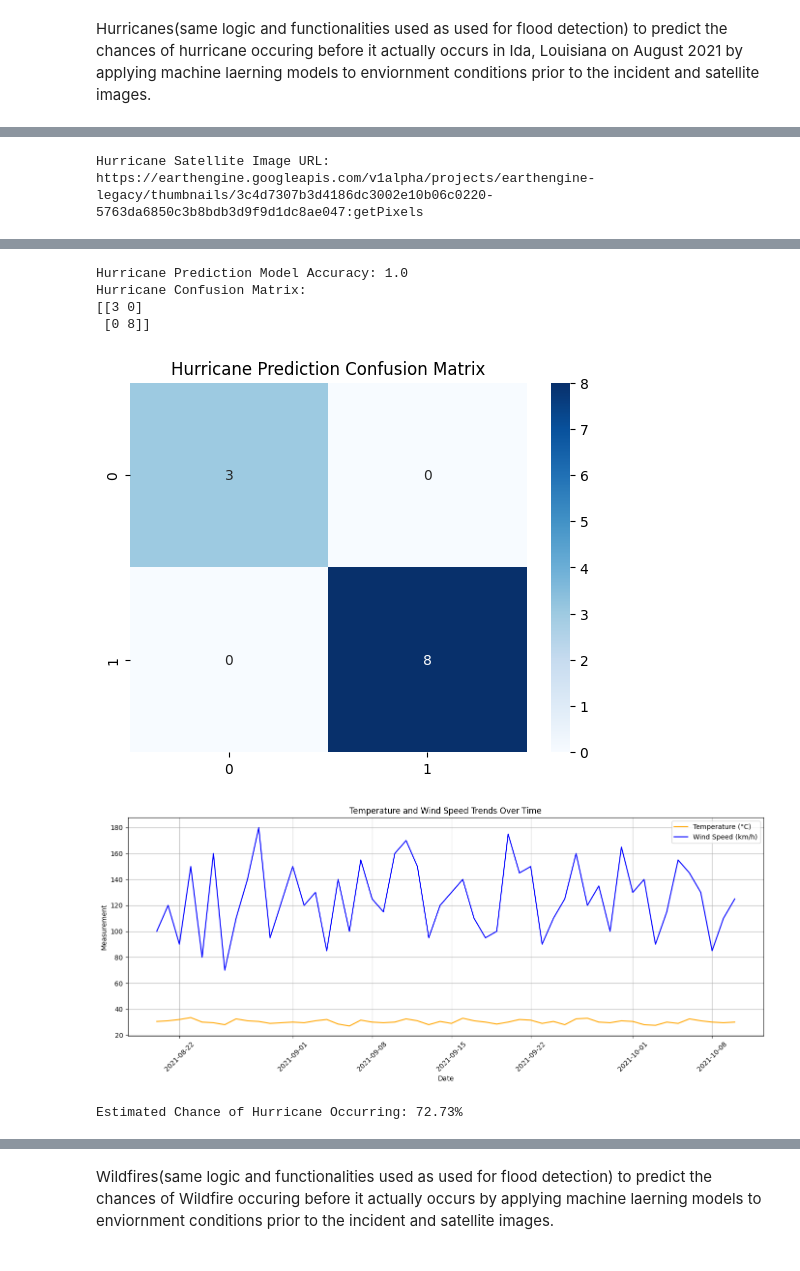
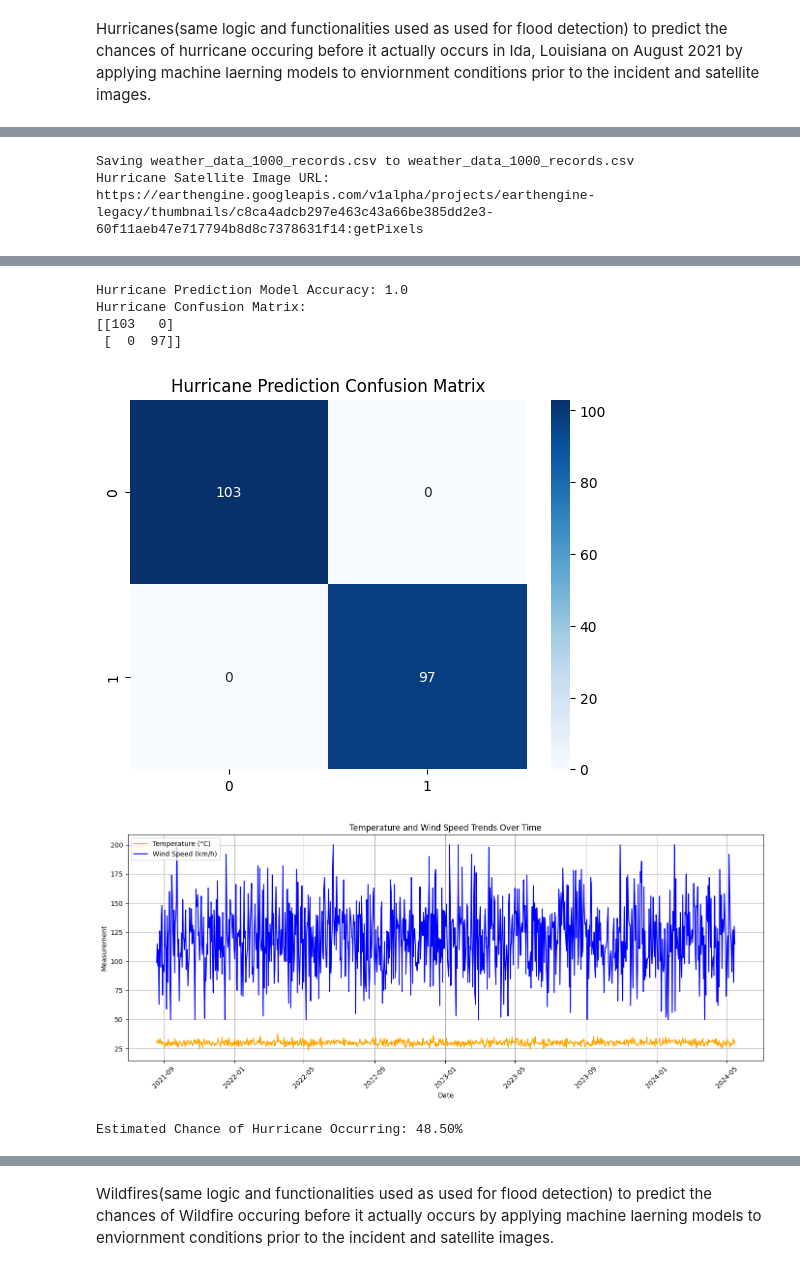
Before and after one commit to mustafa-cpu-pr/Satellite-Disaster-Prediction-System, a Jupyter notebook: Satellite_Disaster_Prediction_System.ipynb, the cells around one changed output, grey strips where cells are left out. Saved outputs shown, nothing was run; the diff lists cells and outputs as text; code cells hidden in the pictures.

```diff
--- a/Satellite_Disaster_Prediction_System.ipynb
+++ b/Satellite_Disaster_Prediction_System.ipynb
@@ -18,8 +18,8 @@ from sklearn.metrics import accuracy_score, confusion_matrix
 import seaborn as sns
 from google.colab import files
 
-# uploaded = files.upload()
-df = pd.read_csv('flfinal.csv')
+uploaded = files.upload()
+df = pd.read_csv('generated_rainfall_data.csv')
 df['Date'] = pd.to_datetime(df['Date'], format='%d/%m/%Y', dayfirst=True)
 
 NASA_API_KEY = '2gq990VUavPLf9uQqDBEdKR3XpTDqDxlPCekpaGr'
@@ -136,8 +138,8 @@ import cv2
 NASA_API_KEY = '2gq990VUavPLf9uQqDBEdKR3XpTDqDxlPCekpaGr'
 
 from google.colab import files
-# uploaded = files.upload()
-df = pd.read_csv('hurricane.csv')
+uploaded = files.upload()
+df = pd.read_csv('weather_data_1000_records.csv')
 df['Date'] = pd.to_datetime(df['Date'], format='%Y-%m-%d')
 
 # Real hurricane event: Hurricane Ida, Louisiana (August 2021)
@@ -221,10 +224,11 @@ else:
-Hurricane Satellite Image URL: https://earthengine.googleapis.com/v1alpha/projects/earthengine-legacy/thumbnails/3c4d7307b3d4186dc3002e10b06c0220-5763da6850c3b8bdb3d9f9d1dc8ae047:getPixels
+Saving weather_data_1000_records.csv to weather_data_1000_records.csv
+Hurricane Satellite Image URL: https://earthengine.googleapis.com/v1alpha/projects/earthengine-legacy/thumbnails/c8ca4adcb297e463c43a66be385dd2e3-60f11aeb47e717794b8d8c7378631f14:getPixels
 [figure]
 Hurricane Prediction Model Accuracy: 1.0
 Hurricane Confusion Matrix:
-[[3 0]
- [0 8]]
+[[103   0]
+ [  0  97]]
-[figure, old version]
+[figure, new version]
-[figure, old version]
+[figure, new version]
-Estimated Chance of Hurricane Occurring: 72.73%
+Estimated Chance of Hurricane Occurring: 48.50%
 [figure]
```
Also changed, not shown: parts of 7 cells of this notebook.
